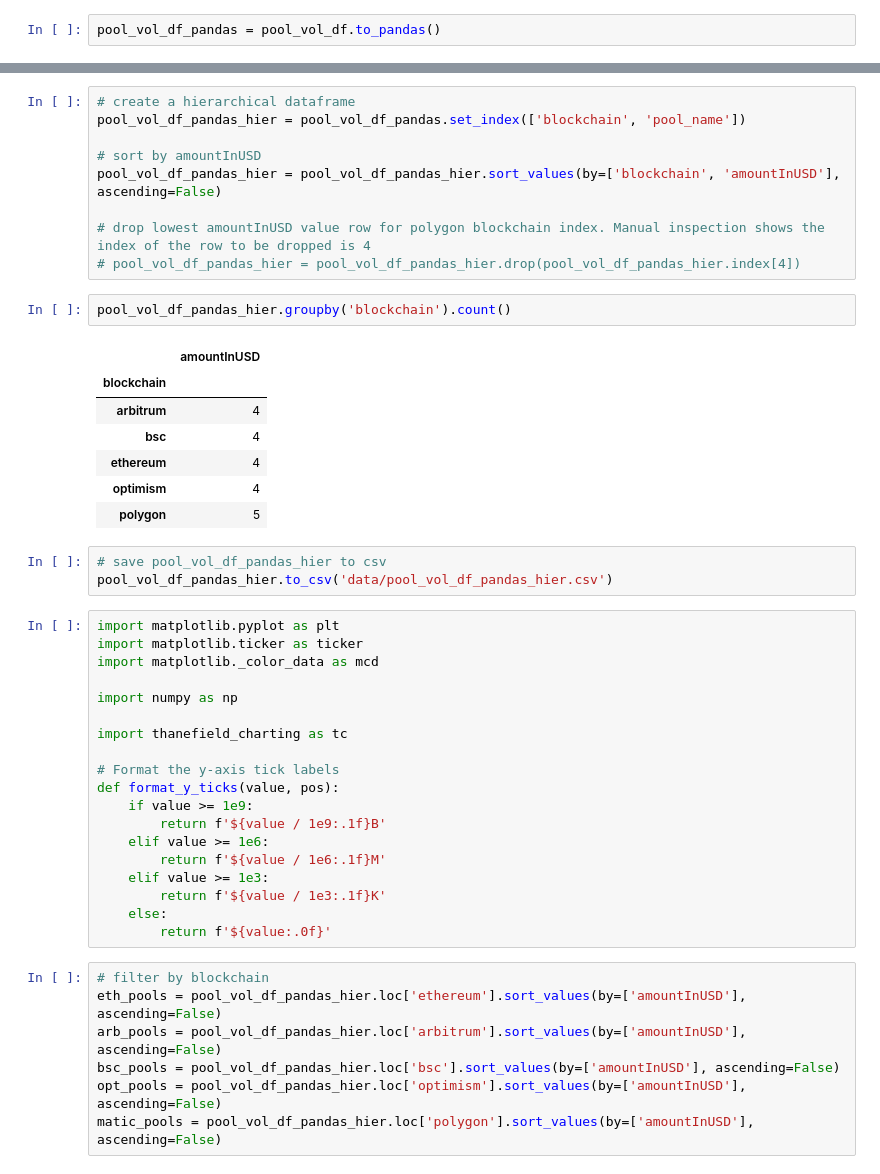
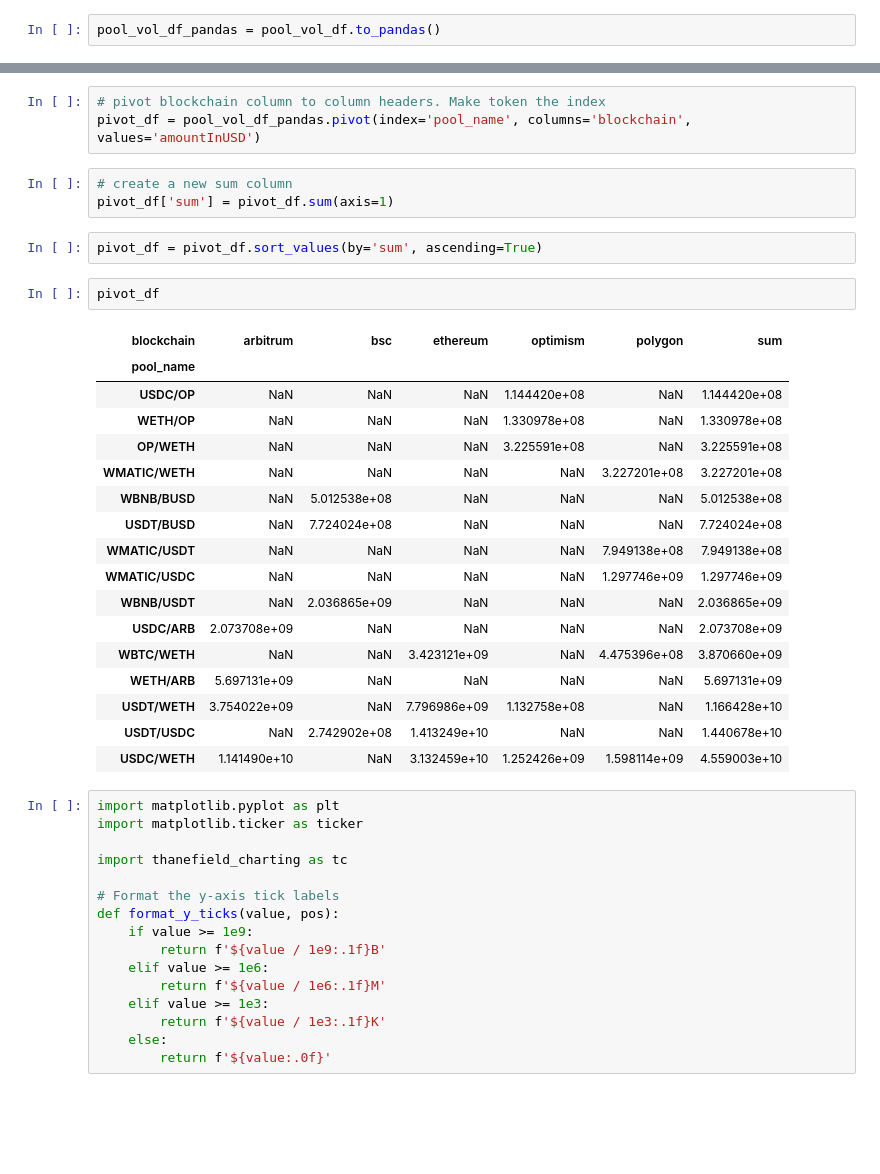
Before and after one commit to Evan-Kim2028/cross_chain_dexes, a Jupyter notebook: flow_pairs.ipynb, the cells around one changed output, grey strips where cells are left out. Saved outputs shown, nothing was run; the diff lists cells and outputs as text; blank space fills up the shorter version.

```diff
--- a/flow_pairs.ipynb
+++ b/flow_pairs.ipynb
@@ -131,32 +110,35 @@ pool_vol_df_pandas
 pool_vol_df_pandas = pool_vol_df_pandas.groupby(['blockchain', 'pool_name']).sum(numeric_only=True).reset_index()
-# %%
-# create a hierarchical dataframe
-pool_vol_df_pandas_hier = pool_vol_df_pandas.set_index(['blockchain', 'pool_name'])
-
-# sort by amountInUSD
-pool_vol_df_pandas_hier = pool_vol_df_pandas_hier.sort_values(by=['blockchain', 'amountInUSD'], ascending=False)
-
-# drop lowest amountInUSD value row for polygon blockchain index. Manual inspection shows the index of the row to be dropped is 4
-# pool_vol_df_pandas_hier = pool_vol_df_pandas_hier.drop(pool_vol_df_pandas_hier.index[4])
-# %%
-pool_vol_df_pandas_hier.groupby('blockchain').count()
-# %% [output]
-|  | amountInUSD |
-| blockchain |  |
-| arbitrum | 4 |
-| bsc | 4 |
-| ethereum | 4 |
-| optimism | 4 |
-| polygon | 5 |
-# %%
-# save pool_vol_df_pandas_hier to csv
-pool_vol_df_pandas_hier.to_csv('data/pool_vol_df_pandas_hier.csv')
+# %%
+# pivot blockchain column to column headers. Make token the index
+pivot_df = pool_vol_df_pandas.pivot(index='pool_name', columns='blockchain', values='amountInUSD')
+# %%
+# create a new sum column
+pivot_df['sum'] = pivot_df.sum(axis=1)
+# %%
+pivot_df = pivot_df.sort_values(by='sum', ascending=True)
+# %%
+pivot_df
+# %% [output]
+| blockchain | arbitrum | bsc | ethereum | optimism | polygon | sum |
+| pool_name |  |  |  |  |  |  |
+| USDC/OP | NaN | NaN | NaN | 1.144420e+08 | NaN | 1.144420e+08 |
+| WETH/OP | NaN | NaN | NaN | 1.330978e+08 | NaN | 1.330978e+08 |
+| OP/WETH | NaN | NaN | NaN | 3.225591e+08 | NaN | 3.225591e+08 |
+| WMATIC/WETH | NaN | NaN | NaN | NaN | 3.227201e+08 | 3.227201e+08 |
+| WBNB/BUSD | NaN | 5.012538e+08 | NaN | NaN | NaN | 5.012538e+08 |
+| USDT/BUSD | NaN | 7.724024e+08 | NaN | NaN | NaN | 7.724024e+08 |
+| WMATIC/USDT | NaN | NaN | NaN | NaN | 7.949138e+08 | 7.949138e+08 |
+| WMATIC/USDC | NaN | NaN | NaN | NaN | 1.297746e+09 | 1.297746e+09 |
+| WBNB/USDT | NaN | 2.036865e+09 | NaN | NaN | NaN | 2.036865e+09 |
+| USDC/ARB | 2.073708e+09 | NaN | NaN | NaN | NaN | 2.073708e+09 |
+| WBTC/WETH | NaN | NaN | 3.423121e+09 | NaN | 4.475396e+08 | 3.870660e+09 |
+| WETH/ARB | 5.697131e+09 | NaN | NaN | NaN | NaN | 5.697131e+09 |
+| USDT/WETH | 3.754022e+09 | NaN | 7.796986e+09 | 1.132758e+08 | NaN | 1.166428e+10 |
+| USDT/USDC | NaN | 2.742902e+08 | 1.413249e+10 | NaN | NaN | 1.440678e+10 |
+| USDC/WETH | 1.141490e+10 | NaN | 3.132459e+10 | 1.252426e+09 | 1.598114e+09 | 4.559003e+10 |
 # %%
 import matplotlib.pyplot as plt
 import matplotlib.ticker as ticker
-import matplotlib._color_data as mcd
-
-import numpy as np
 
 import thanefield_charting as tc
 
@@ -170,11 +152,4 @@ def format_y_ticks(value, pos):
         return f'${value / 1e3:.1f}K'
     else:
         return f'${value:.0f}'
-# %%
-# filter by blockchain
-eth_pools = pool_vol_df_pandas_hier.loc['ethereum'].sort_values(by=['amountInUSD'], ascending=False)
-arb_pools = pool_vol_df_pandas_hier.loc['arbitrum'].sort_values(by=['amountInUSD'], ascending=False)
-bsc_pools = pool_vol_df_pandas_hier.loc['bsc'].sort_values(by=['amountInUSD'], ascending=False)
-opt_pools = pool_vol_df_pandas_hier.loc['optimism'].sort_values(by=['amountInUSD'], ascending=False)
-matic_pools = pool_vol_df_pandas_hier.loc['polygon'].sort_values(by=['amountInUSD'], ascending=False)
 # %%
```
Also changed, not shown: parts of 5 cells of this notebook, 2 other files.
